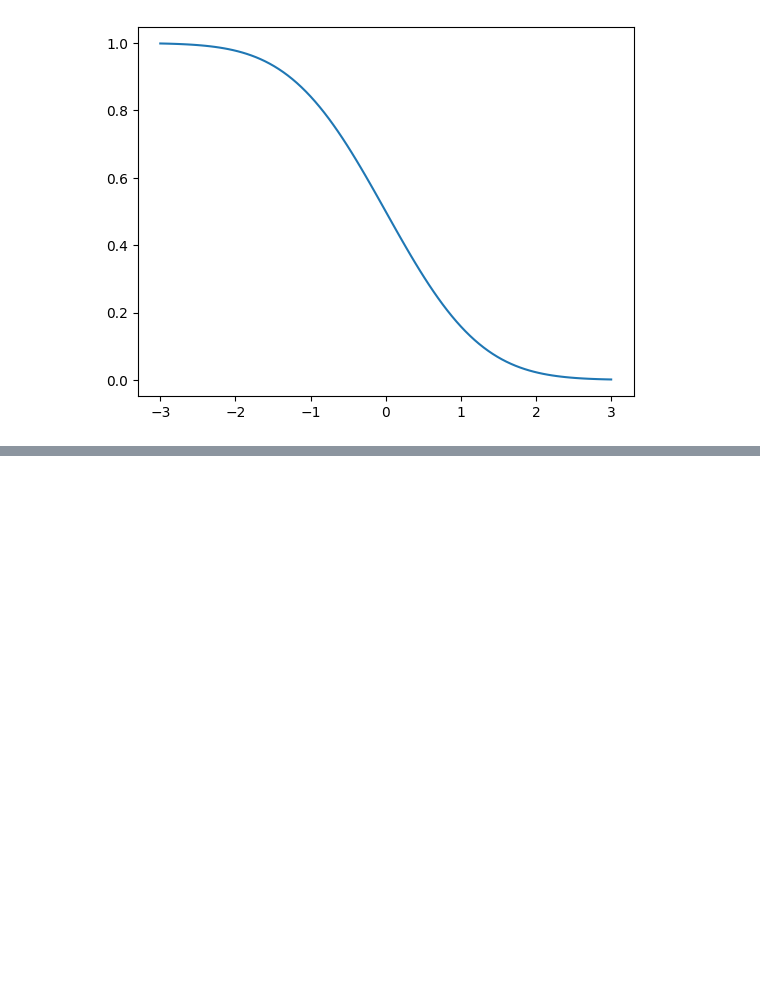
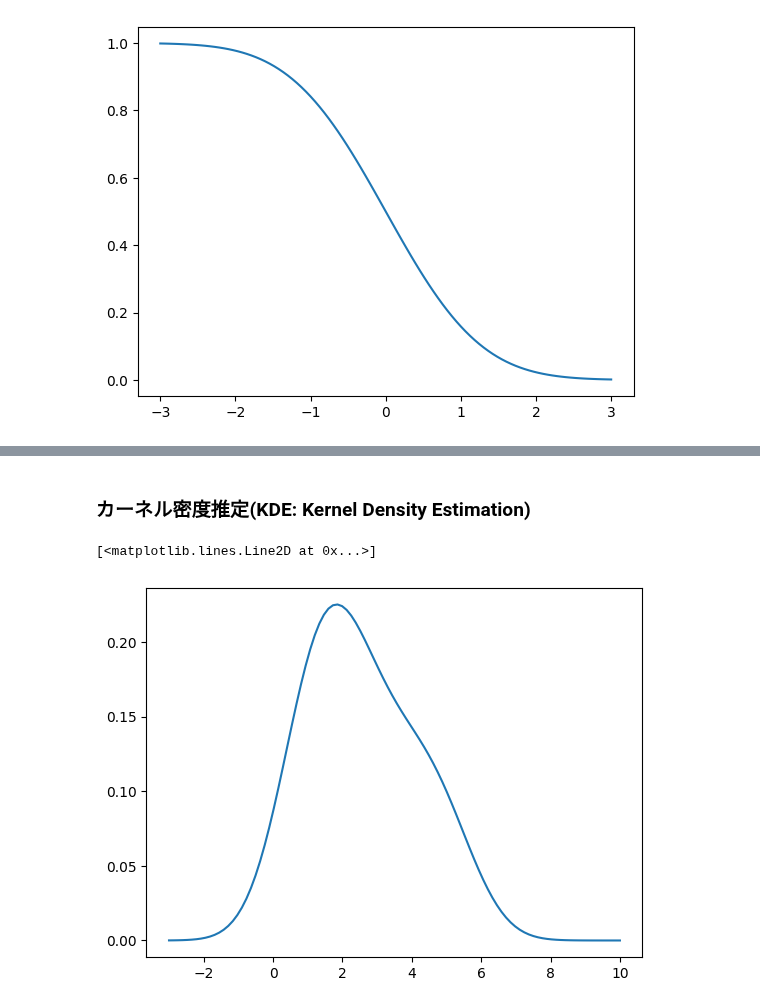
Before and after one commit to rrr0220/Python-Statistics, a Jupyter notebook: 221130_確率分布.ipynb, the cells around one changed output, grey strips where cells are left out. Saved outputs shown, nothing was run; the diff lists cells and outputs as text; code cells hidden in the pictures; blank space fills up the shorter version.

```diff
--- a/221130_確率分布.ipynb
+++ b/221130_確率分布.ipynb
@@ -98,0 +124,9 @@ plt.plot(x, y)
+# %% [markdown]
+### カーネル密度推定(KDE: Kernel Density Estimation)
+# %%
+x = np.linspace(-3, 10, 100)
+y = stats.gaussian_kde([1, 1, 2, 2, 3, 4, 5]).pdf(x)
+plt.plot(x, y)
+# %% [output]
+[<matplotlib.lines.Line2D at 0x...>]
+[figure, added]
```
Also changed, not shown: parts of 8 cells of this notebook, 4 other files.
